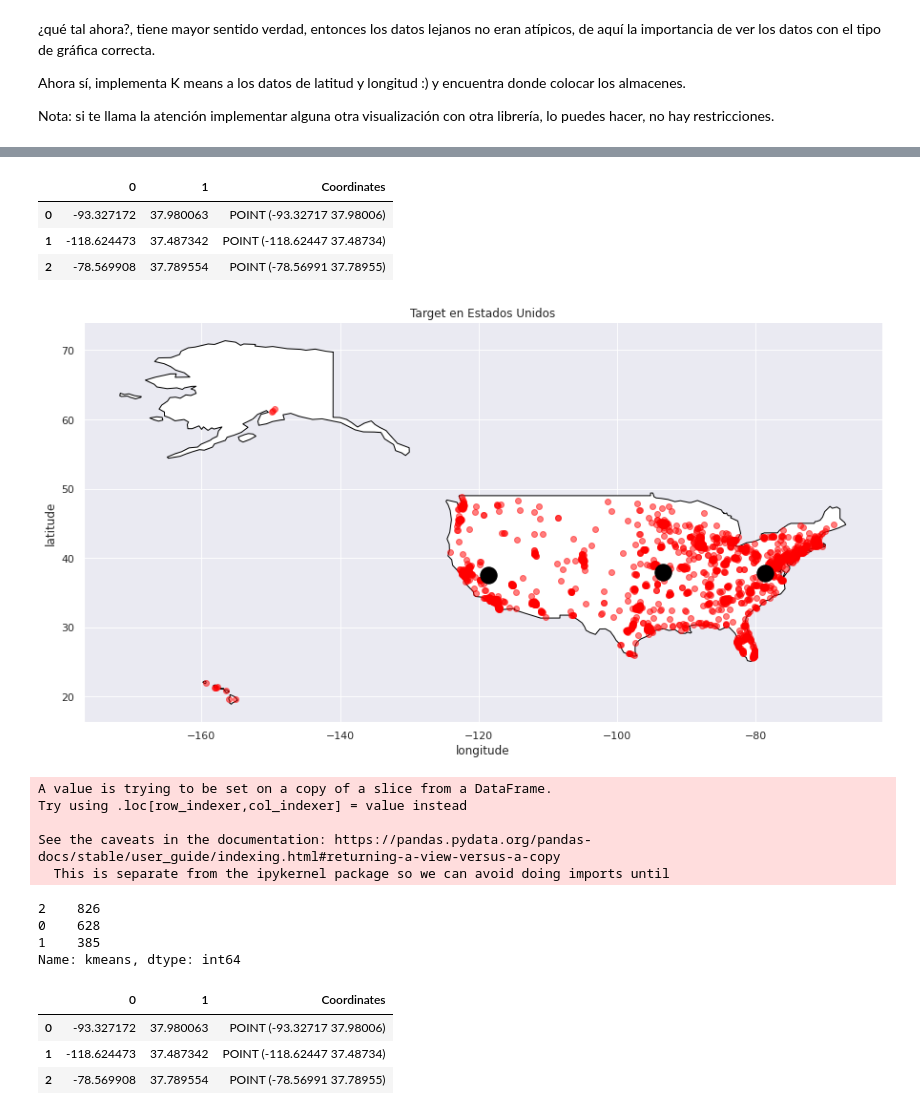
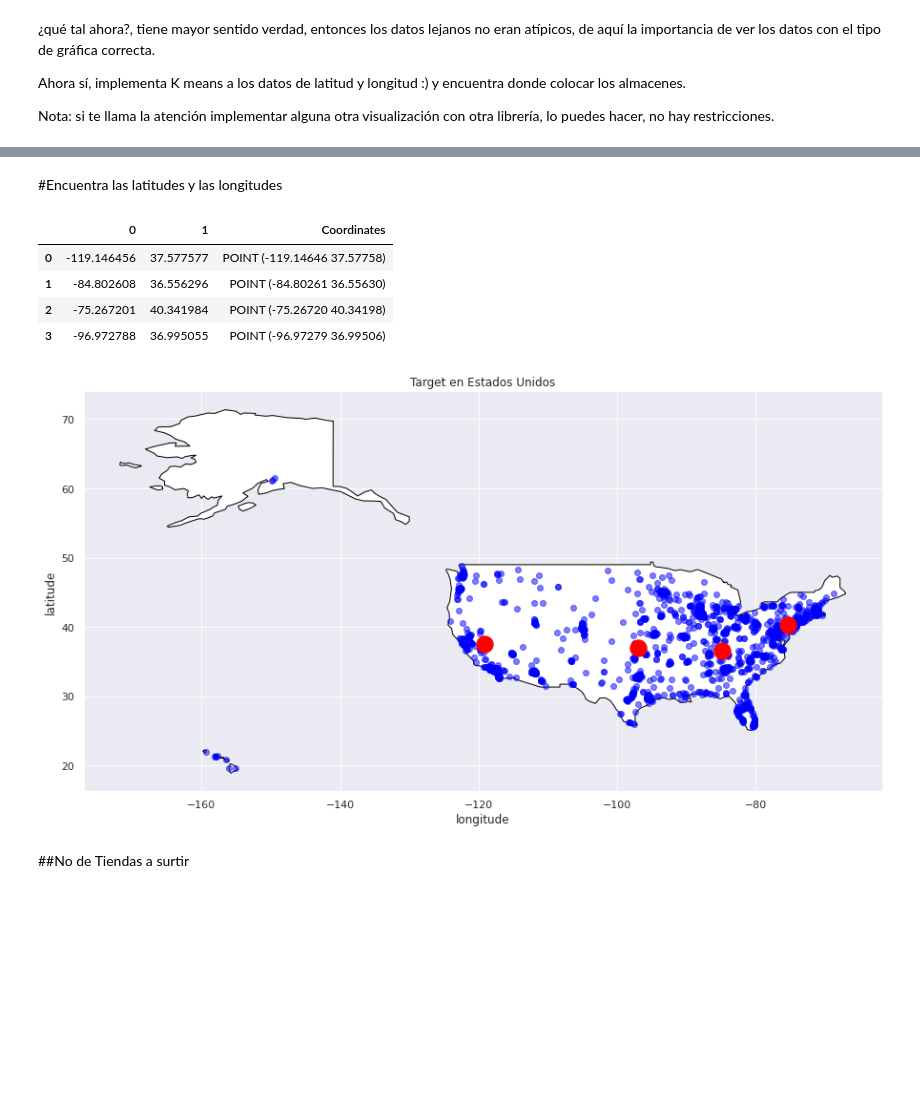
Before and after one commit to PosgradoMNA/actividades-de-aprendizaje-Jose-Bernardo-Moreno-Villarreal, a Jupyter notebook: Ciencia_de_Datos_Semana_7_Parte_2.ipynb, the cells around one changed output, grey strips where cells are left out. Drawn from its saved outputs; the diff is of its cells as text; code cells hidden in the pictures; blank space fills up the shorter version.

```diff
--- a/Ciencia_de_Datos_Semana_7_Parte_2.ipynb
+++ b/Ciencia_de_Datos_Semana_7_Parte_2.ipynb
@@ -226,7 +226,9 @@ Y_axis = latlong[['latitude']]
 X_axis = latlong[['longitude']]
 score = [kmeans[i].fit(Y_axis).score(Y_axis) for i in range(len(kmeans))]
 
-sns.set(rc={'figure.figsize':(5,5)})
+
+
+sns.set(rc={'figure.figsize':(10,10)})
 plt.plot(K_clusters, score,"r")
 plt.xlabel('Numero de Clusters')
 plt.ylabel('Score')
@@ -246,66 +262,39 @@ array([0, 0, 0, ..., 3, 3, 1], dtype=int32)
+# %% [markdown]
+#Encuentra las latitudes y las longitudes
 # %%
 X = df[["longitude","latitude"]]
-
-kmeans = KMeans(n_clusters=3).fit(X) #Alimentamos el cluster con nuestro dataframe, entrenamos al kmeans
-centroids = kmeans.cluster_centers_ # Los cdentroides son los centros de cada kmean, hasta aqui son dos columnas de coorddenadas
-labels = kmeans.predict(X) # Son los datos
-# Getting the cluster centers
+kmeans = KMeans(n_clusters=4).fit(X)
+centroids = kmeans.cluster_centers_
+labels = kmeans.predict(X)
 C = kmeans.cluster_centers_
 
-C_DF = pd.DataFrame(C) #Hacemos un dataframe con las dos columnas de las coordenadas
-C_DF["Coordinates"] = list(zip(C_DF[0], C_DF[1])) #Aqui cibvertimos el dataframe a lista, para despues pasarlos a puntos coordenadas
-C_DF["Coordinates"] = C_DF["Coordinates"].apply(Point) #Aqui creamos los puntos coordenadas a partir del datagrame
-
-
-gdf_C = gpd.GeoDataFrame(C_DF, geometry="Coordinates") #Geopandas, necesita  puntos coordenadas para
+C_DF = pd.DataFrame(C)
+C_DF["Coordinates"] = list(zip(C_DF[0], C_DF[1]))
+C_DF["Coordinates"] = C_DF["Coordinates"].apply(Point)
+gdf_C = gpd.GeoDataFrame(C_DF, geometry="Coordinates")
 gdf_C
 # %% [output]
 |  | 0 | 1 | Coordinates |
-| 0 | -93.327172 | 37.980063 | POINT (-93.32717 37.98006) |
-| 1 | -118.624473 | 37.487342 | POINT (-118.62447 37.48734) |
-| 2 | -78.569908 | 37.789554 | POINT (-78.56991 37.78955) |
+| 0 | -119.146456 | 37.577577 | POINT (-119.14646 37.57758) |
+| 1 | -84.802608 | 36.556296 | POINT (-84.80261 36.55630) |
+| 2 | -75.267201 | 40.341984 | POINT (-75.26720 40.34198) |
+| 3 | -96.972788 | 36.995055 | POINT (-96.97279 36.99506) |
 # %%
 fig, gax = plt.subplots(figsize=(15,10))
 
-# By only plotting rows in which the continent is 'South America' we only plot, well,
-# South America.
 world.query("name == 'United States of America'").plot(ax = gax, edgecolor='black', color='white') #Aqui traemos el mapa de los unites
 
-# This plot the cities. It's the same syntax, but we are plotting from a different GeoDataFrame.
-# I want the cities as pale red dots.
-gdf.plot(ax=gax, color='red', alpha = 0.5) #Aqui grafica los datos originales
-gdf_C.plot(ax=gax, color='black', alpha = 1, markersize = 300) #Aqui grafica los datos de nuestro dataset de arriba
-
-#De aqui para abajo es puro ploting busines
+gdf.plot(ax=gax, color='blue', alpha = 0.5)
+gdf_C.plot(ax=gax, color='red', alpha = 1, markersize = 300)
 gax.set_xlabel('longitude')
 gax.set_ylabel('latitude')
 gax.set_title('Target en Estados Unidos')
 
 gax.spines['top'].set_visible(False)
 gax.spines['right'].set_visible(False)
 
 plt.show()
 # %% [output]
-[figure, old version]
+[figure, new version]
-# %%
-# ¿a cuantas tiendas va surtir?
-##Conteo de tiendas por cada cluster
-latlong['kmeans'] = kmeans.labels_  #Latlong es nuestro DataFrame, de aho agarramos la columna kmeans y sacamos las etiquetas de nuestros clusters, los cuales on 3, osea 0 ,1 y 2, en efecto
-latlong.loc[:, 'kmeans'].value_counts() #Despues contamos la canitdad de valores en cada kmeans
-# %% [output]
-A value is trying to be set on a copy of a slice from a DataFrame.
-Try using .loc[row_indexer,col_indexer] = value instead
-
-See the caveats in the documentation: https://pandas.pydata.org/pandas-docs/stable/user_guide/indexing.html#returning-a-view-versus-a-copy
-  This is separate from the ipykernel package so we can avoid doing imports until
-2    826
-0    628
-1    385
-Name: kmeans, dtype: int64
-# %%
-gdf_C
-# %% [output]
-|  | 0 | 1 | Coordinates |
-| 0 | -93.327172 | 37.980063 | POINT (-93.32717 37.98006) |
-| 1 | -118.624473 | 37.487342 | POINT (-118.62447 37.48734) |
-| 2 | -78.569908 | 37.789554 | POINT (-78.56991 37.78955) |
+# %% [markdown]
+##No de Tiendas a surtir
```
Also changed, not shown: parts of 15 cells of this notebook.
